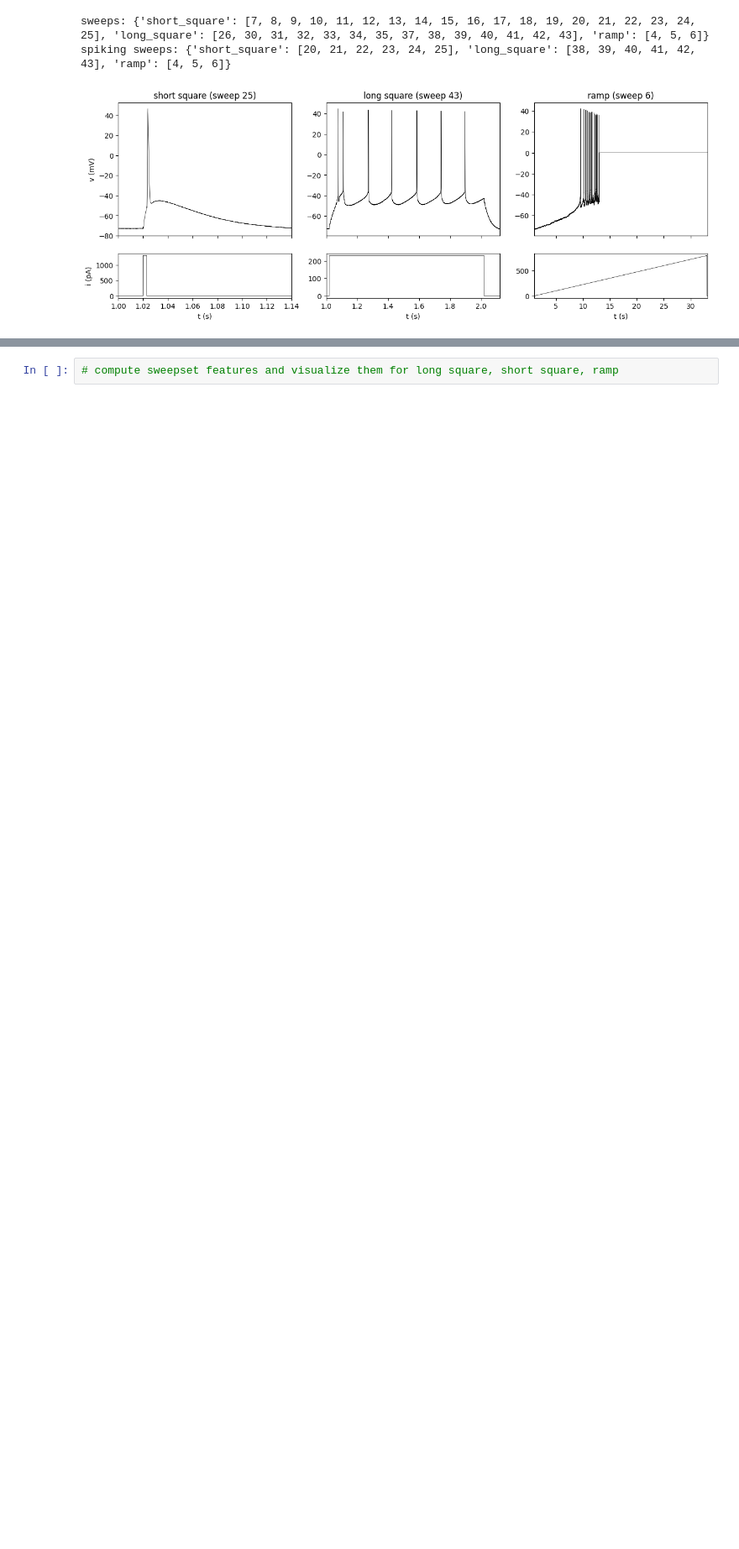
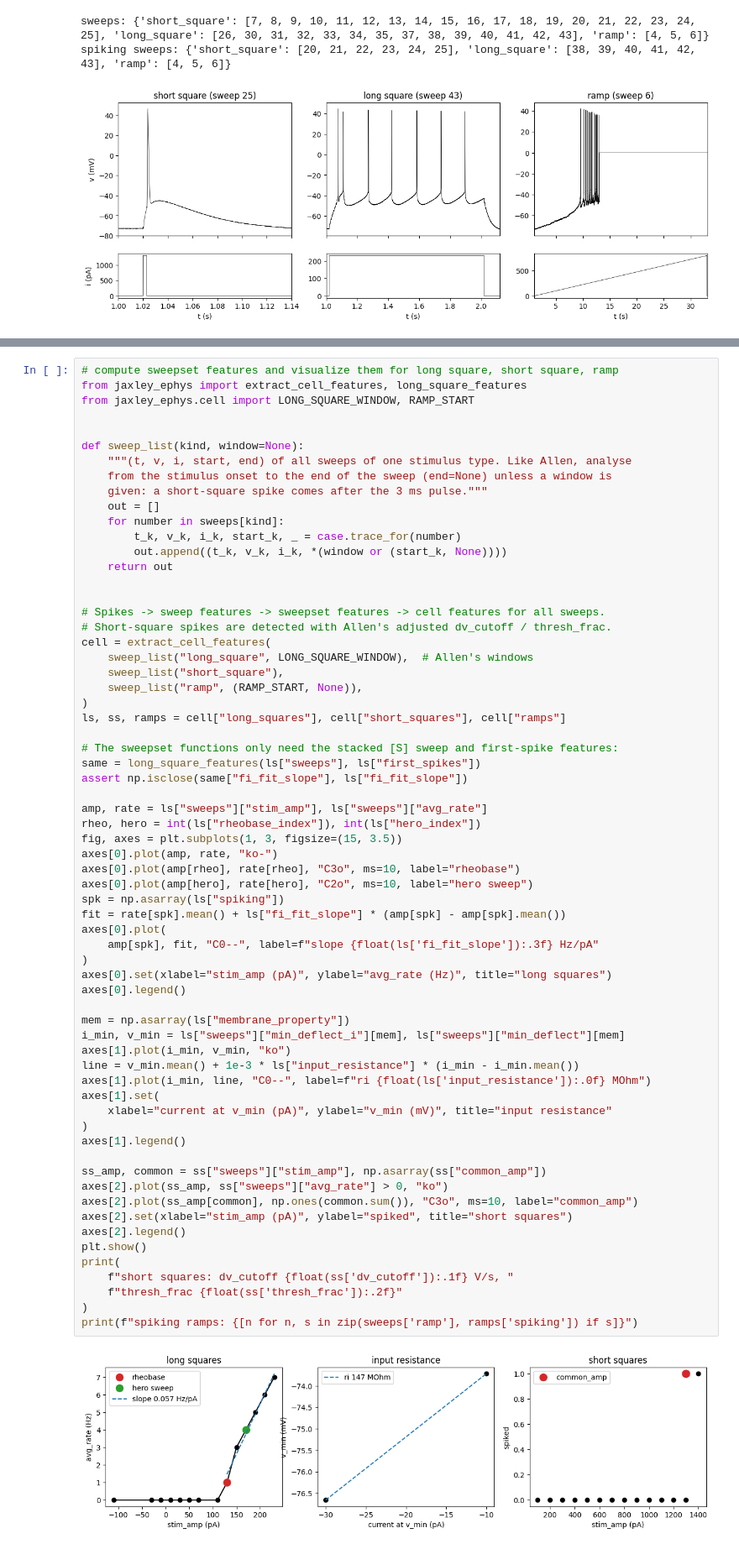
Before and after one commit to jaxleyverse/jaxley-ephys, a Jupyter notebook: examples/00_basics.ipynb, the cells around one changed output, grey strips where cells are left out. Shown at 84% size. Drawn from its saved outputs; the diff is of its cells as text; blank space fills up the shorter version.

Commit message:
add: add cell level features and assert parity with allen database specimens

```diff
--- a/examples/00_basics.ipynb
+++ b/examples/00_basics.ipynb
@@ -198,2 +200,67 @@ pd.DataFrame({k: np.asarray(x) for k, x in batch.items()}, index=sweeps["long_sq
 # %%
 # compute sweepset features and visualize them for long square, short square, ramp
+from jaxley_ephys import extract_cell_features, long_square_features
+from jaxley_ephys.cell import LONG_SQUARE_WINDOW, RAMP_START
+
+
+def sweep_list(kind, window=None):
+    """(t, v, i, start, end) of all sweeps of one stimulus type. Like Allen, analyse
+    from the stimulus onset to the end of the sweep (end=None) unless a window is
+    given: a short-square spike comes after the 3 ms pulse."""
+    out = []
+    for number in sweeps[kind]:
+        t_k, v_k, i_k, start_k, _ = case.trace_for(number)
+        out.append((t_k, v_k, i_k, *(window or (start_k, None))))
+    return out
+
+
+# Spikes -> sweep features -> sweepset features -> cell features for all sweeps.
+# Short-square spikes are detected with Allen's adjusted dv_cutoff / thresh_frac.
+cell = extract_cell_features(
+    sweep_list("long_square", LONG_SQUARE_WINDOW),  # Allen's windows
+    sweep_list("short_square"),
+    sweep_list("ramp", (RAMP_START, None)),
+)
+ls, ss, ramps = cell["long_squares"], cell["short_squares"], cell["ramps"]
+
+# The sweepset functions only need the stacked [S] sweep and first-spike features:
+same = long_square_features(ls["sweeps"], ls["first_spikes"])
+assert np.isclose(same["fi_fit_slope"], ls["fi_fit_slope"])
+
+amp, rate = ls["sweeps"]["stim_amp"], ls["sweeps"]["avg_rate"]
+rheo, hero = int(ls["rheobase_index"]), int(ls["hero_index"])
+fig, axes = plt.subplots(1, 3, figsize=(15, 3.5))
+axes[0].plot(amp, rate, "ko-")
+axes[0].plot(amp[rheo], rate[rheo], "C3o", ms=10, label="rheobase")
+axes[0].plot(amp[hero], rate[hero], "C2o", ms=10, label="hero sweep")
+spk = np.asarray(ls["spiking"])
+fit = rate[spk].mean() + ls["fi_fit_slope"] * (amp[spk] - amp[spk].mean())
+axes[0].plot(
+    amp[spk], fit, "C0--", label=f"slope {float(ls['fi_fit_slope']):.3f} Hz/pA"
+)
+axes[0].set(xlabel="stim_amp (pA)", ylabel="avg_rate (Hz)", title="long squares")
+axes[0].legend()
+
+mem = np.asarray(ls["membrane_property"])
+i_min, v_min = ls["sweeps"]["min_deflect_i"][mem], ls["sweeps"]["min_deflect"][mem]
+axes[1].plot(i_min, v_min, "ko")
+line = v_min.mean() + 1e-3 * ls["input_resistance"] * (i_min - i_min.mean())
+axes[1].plot(i_min, line, "C0--", label=f"ri {float(ls['input_resistance']):.0f} MOhm")
+axes[1].set(
+    xlabel="current at v_min (pA)", ylabel="v_min (mV)", title="input resistance"
+)
+axes[1].legend()
+
+ss_amp, common = ss["sweeps"]["stim_amp"], np.asarray(ss["common_amp"])
+axes[2].plot(ss_amp, ss["sweeps"]["avg_rate"] > 0, "ko")
+axes[2].plot(ss_amp[common], np.ones(common.sum()), "C3o", ms=10, label="common_amp")
+axes[2].set(xlabel="stim_amp (pA)", ylabel="spiked", title="short squares")
+axes[2].legend()
+plt.show()
+print(
+    f"short squares: dv_cutoff {float(ss['dv_cutoff']):.1f} V/s, "
+    f"thresh_frac {float(ss['thresh_frac']):.2f}"
+)
+print(f"spiking ramps: {[n for n, s in zip(sweeps['ramp'], ramps['spiking']) if s]}")
+# %% [output]
+[figure, added]
```
Also changed, not shown: parts of 8 cells of this notebook, 21 other files.
